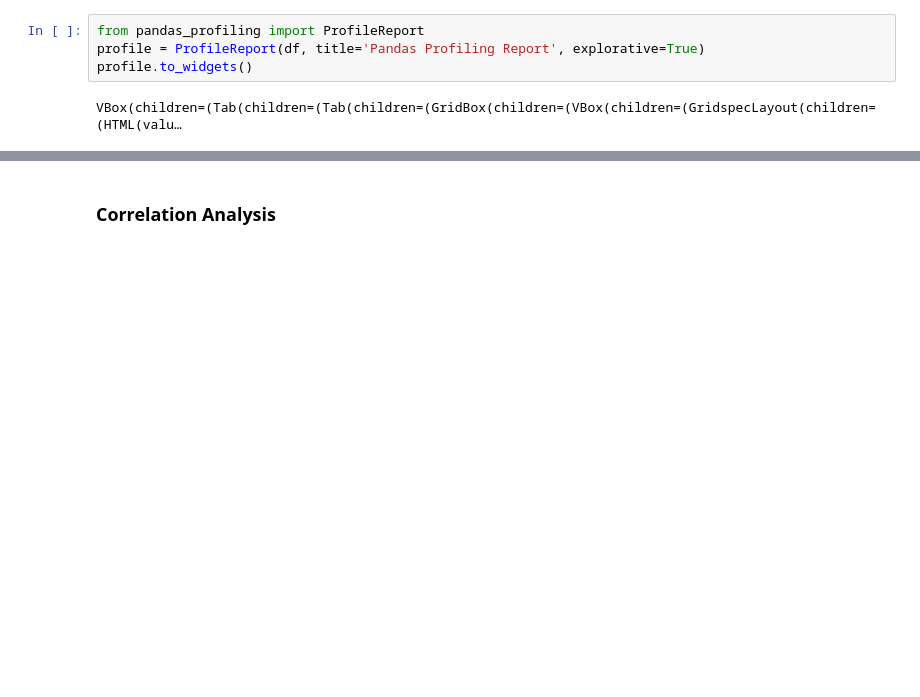
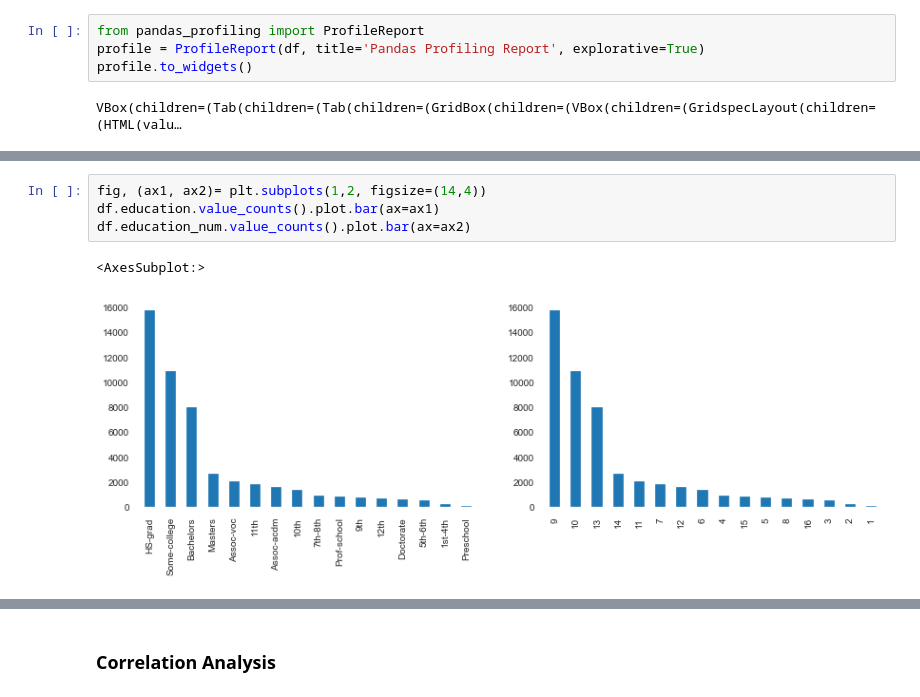
Before and after one commit to leanguardia/msc-project-pipelines, a Jupyter notebook: Wrangling-Adult.ipynb, the cells around one changed output, grey strips where cells are left out. Saved outputs shown, nothing was run; the diff lists cells and outputs as text; blank space fills up the shorter version.

```diff
--- a/Wrangling-Adult.ipynb
+++ b/Wrangling-Adult.ipynb
@@ -221,0 +234,7 @@ VBox(children=(Tab(children=(Tab(children=(GridBox(children=(VBox(children=(Grid
+# %%
+fig, (ax1, ax2)= plt.subplots(1,2, figsize=(14,4))
+df.education.value_counts().plot.bar(ax=ax1)
+df.education_num.value_counts().plot.bar(ax=ax2)
+# %% [output]
+<AxesSubplot:>
+[figure, added]
```
Also changed, not shown: parts of 8 cells of this notebook.
